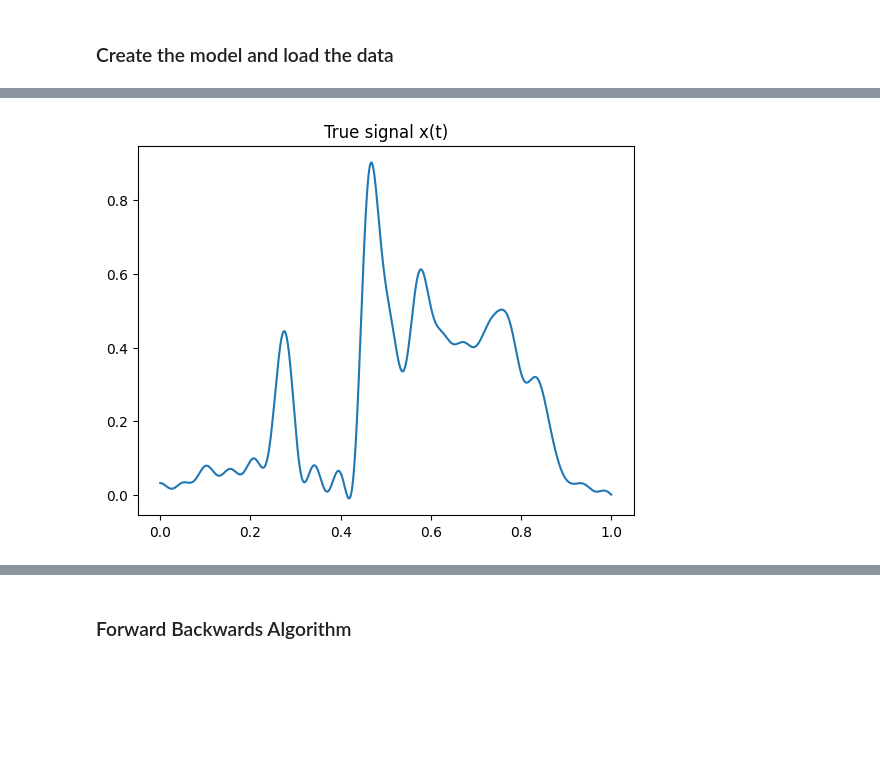
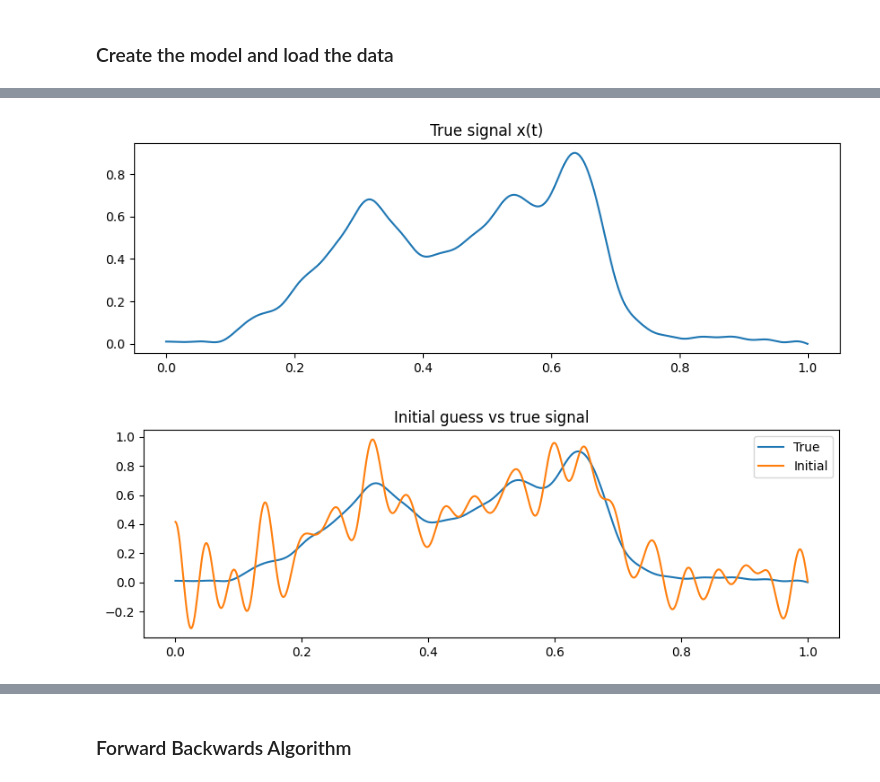
Before and after one commit to CentofantiEze/FBResNet, a Jupyter notebook: notebooks/forward_backwards.ipynb, the cells around one changed output, grey strips where cells are left out. Cells and saved outputs as stored; diff of their text form; code cells hidden in the pictures; blank space fills up the shorter version.

```diff
--- a/notebooks/forward_backwards.ipynb
+++ b/notebooks/forward_backwards.ipynb
@@ -37,9 +37,9 @@ params = {
 # %%
 # Model
 model = FBRestNet(
-    experimentation=Physics(params['N'],params['k'],params['a'],params['r']), constraint = 'cube', nb_blocks=20, noise = 0.005,
-    folder = './../', im_set="Set1",batch_size=[600,1],lr=1e-3, nb_epochs=[30,1]
+    experimentation=Physics(params['N'],params['k'],params['a'],params['r']), constraint = 'cube', nb_blocks=20, noise = 0.05,
+    folder = './../', im_set="Set1",batch_size=[600,1],lr=1e-3, nb_epochs=[30,1], loss_elt=False, save=False
 )
 # %%
 # Generate dataset
-train_set, val_set = model.CreateDataSet(save='no')
+train_set, val_set = model.CreateDataSet()
@@ -46,22 +48,31 @@ train_set, val_set = model.CreateDataSet(save='no')
 # %%
 # Select one signal
-signal_id = 6
+signal_id = 10
 [y,x] = val_set.dataset[signal_id:signal_id+1]
 x_true = Variable(x, requires_grad=False)
 x_bias = Variable(y, requires_grad=False)
 
 # Prepare start value
 x_init   = torch.zeros(x_bias.size())
 inv      = np.diag(model.physics.eigm**(2*model.physics.a))
 tTTinv   = MyMatmul(inv)
 x_init   = tTTinv(y) # no filtration of high frequences
 x_init   = Variable(x_init,requires_grad=False)
 
 
 t = np.linspace(0,(params['N']-1)/params['N'],params['N'])
+plt.figure(figsize=(10,3))
 plt.plot(t, model.model.Layers[0].Pelt(x_true).numpy()[0,0])
 plt.title('True signal x(t)')
 plt.show()
+
+plt.figure(figsize=(10,3))
+plt.plot(t, model.model.Layers[0].Pelt(x_true).numpy()[0,0], label='True')
+plt.plot(t, model.model.Layers[0].Pelt(x_init).numpy()[0,0], label='Initial')
+plt.legend()
+plt.title('Initial guess vs true signal')
+plt.show()
 # %% [output]
-[figure, old version]
+[figure, new version]
+[figure, added]
 # %%
```
Also changed, not shown: parts of 8 cells of this notebook.
